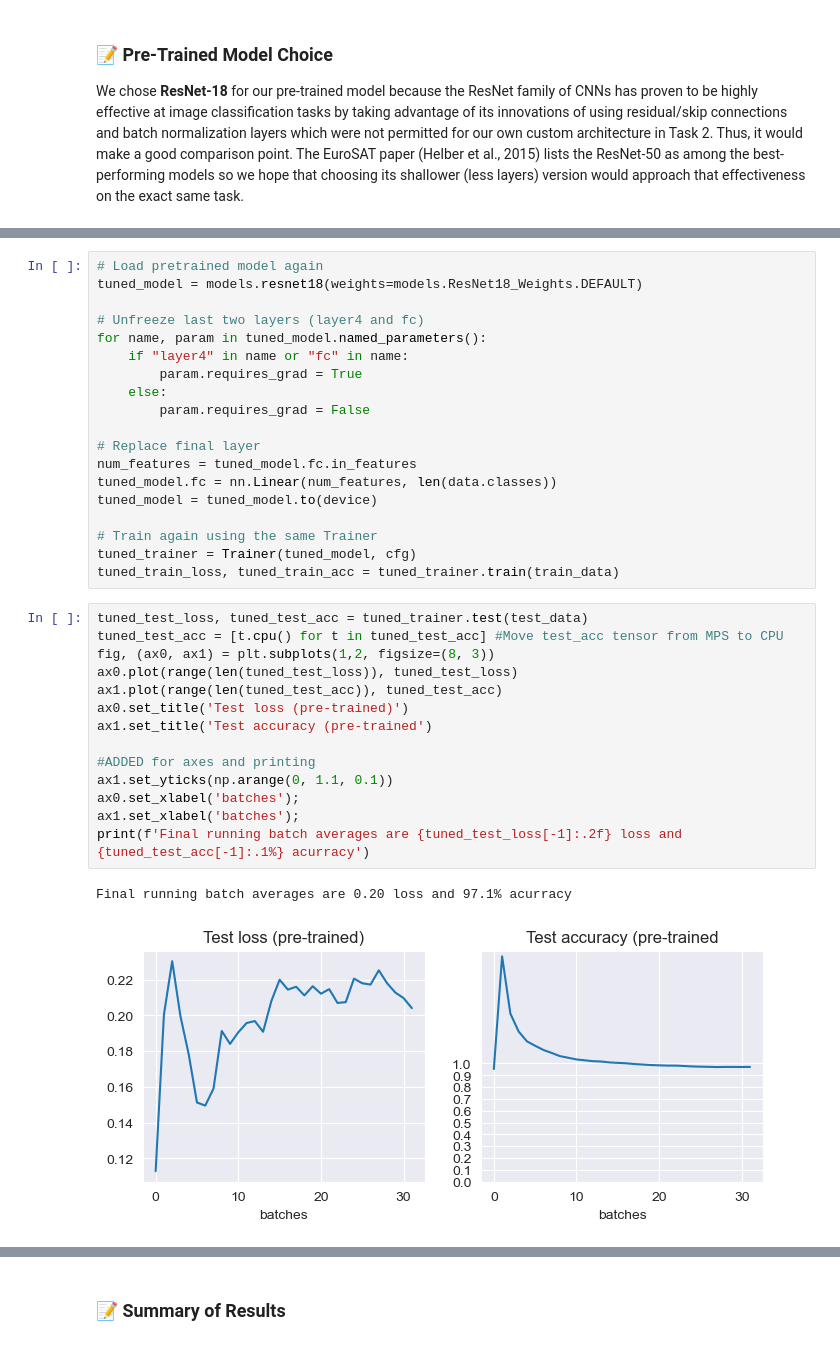
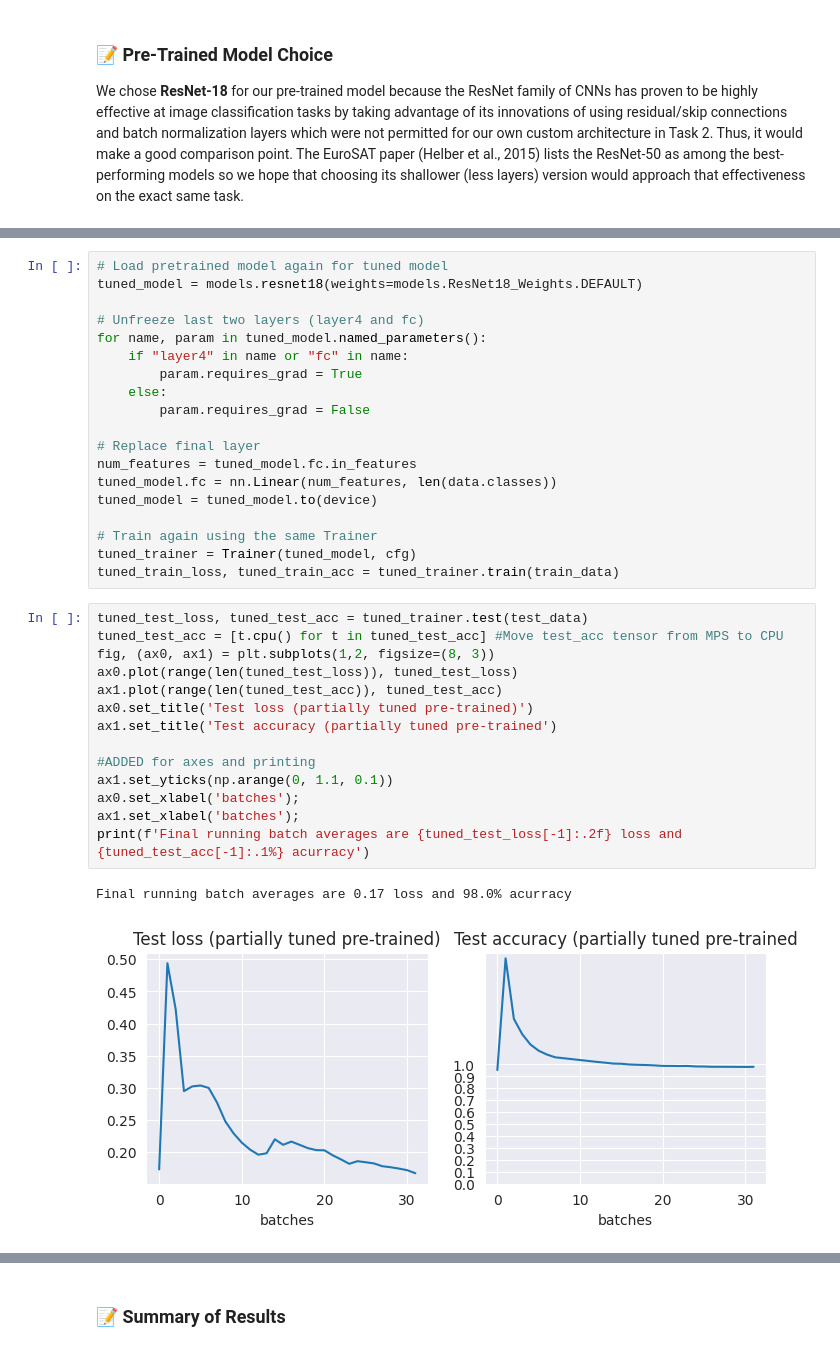
Before and after one commit to hertie-data-science-lab/assignment-2-ps-2f, a Jupyter notebook: main.ipynb, the cells around one changed output, grey strips where cells are left out. Cells and saved outputs as stored; diff of their text form.

```diff
--- a/main.ipynb
+++ b/main.ipynb
@@ -742,5 +745,5 @@ Final running batch averages are 0.48 loss and 87.3% acurracy
 # %%
-# Load pretrained model again
+# Load pretrained model again for tuned model
 tuned_model = models.resnet18(weights=models.ResNet18_Weights.DEFAULT)
 
 # Unfreeze last two layers (layer4 and fc)
@@ -761,17 +764,17 @@ tuned_train_loss, tuned_train_acc = tuned_trainer.train(train_data)
 # %%
 tuned_test_loss, tuned_test_acc = tuned_trainer.test(test_data)
 tuned_test_acc = [t.cpu() for t in tuned_test_acc] #Move test_acc tensor from MPS to CPU
 fig, (ax0, ax1) = plt.subplots(1,2, figsize=(8, 3))
 ax0.plot(range(len(tuned_test_loss)), tuned_test_loss)
 ax1.plot(range(len(tuned_test_acc)), tuned_test_acc)
-ax0.set_title('Test loss (pre-trained)')
-ax1.set_title('Test accuracy (pre-trained')
+ax0.set_title('Test loss (partially tuned pre-trained)')
+ax1.set_title('Test accuracy (partially tuned pre-trained')
 
 #ADDED for axes and printing
 ax1.set_yticks(np.arange(0, 1.1, 0.1))
 ax0.set_xlabel('batches');
 ax1.set_xlabel('batches');
 print(f'Final running batch averages are {tuned_test_loss[-1]:.2f} loss and {tuned_test_acc[-1]:.1%} acurracy')
 # %% [output]
-Final running batch averages are 0.20 loss and 97.1% acurracy
+Final running batch averages are 0.17 loss and 98.0% acurracy
-[figure, old version]
+[figure, new version]
```
Also changed, not shown: parts of 19 cells of this notebook.
